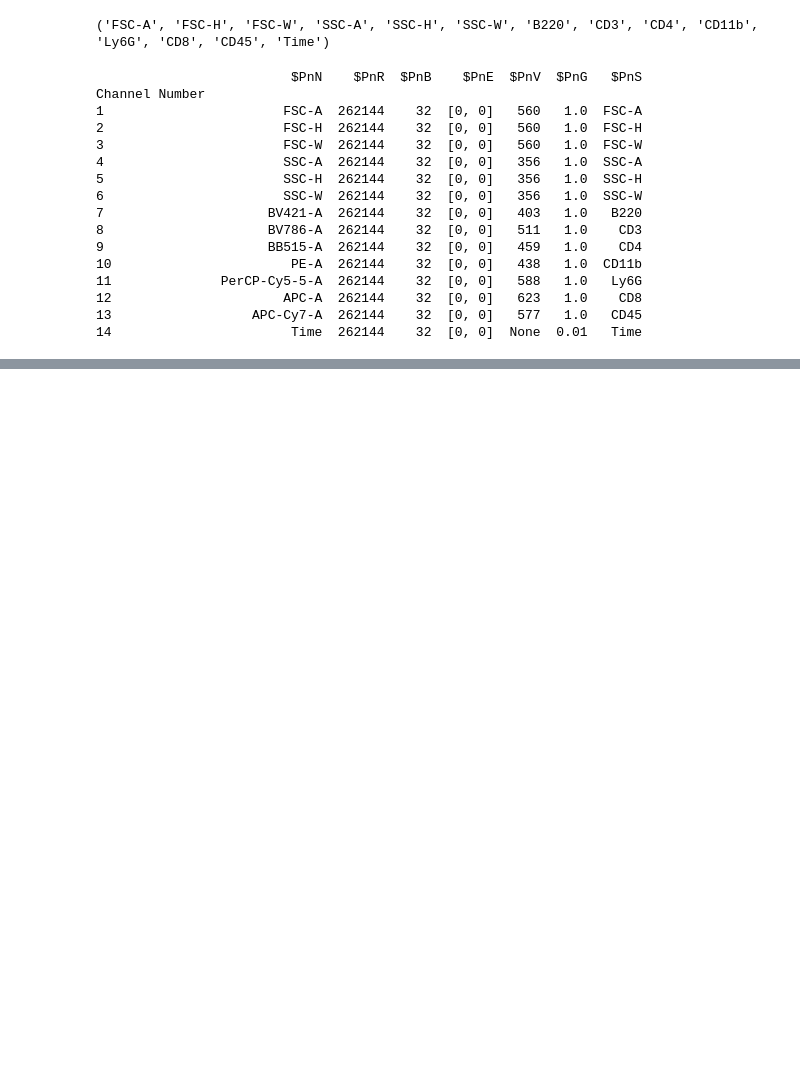
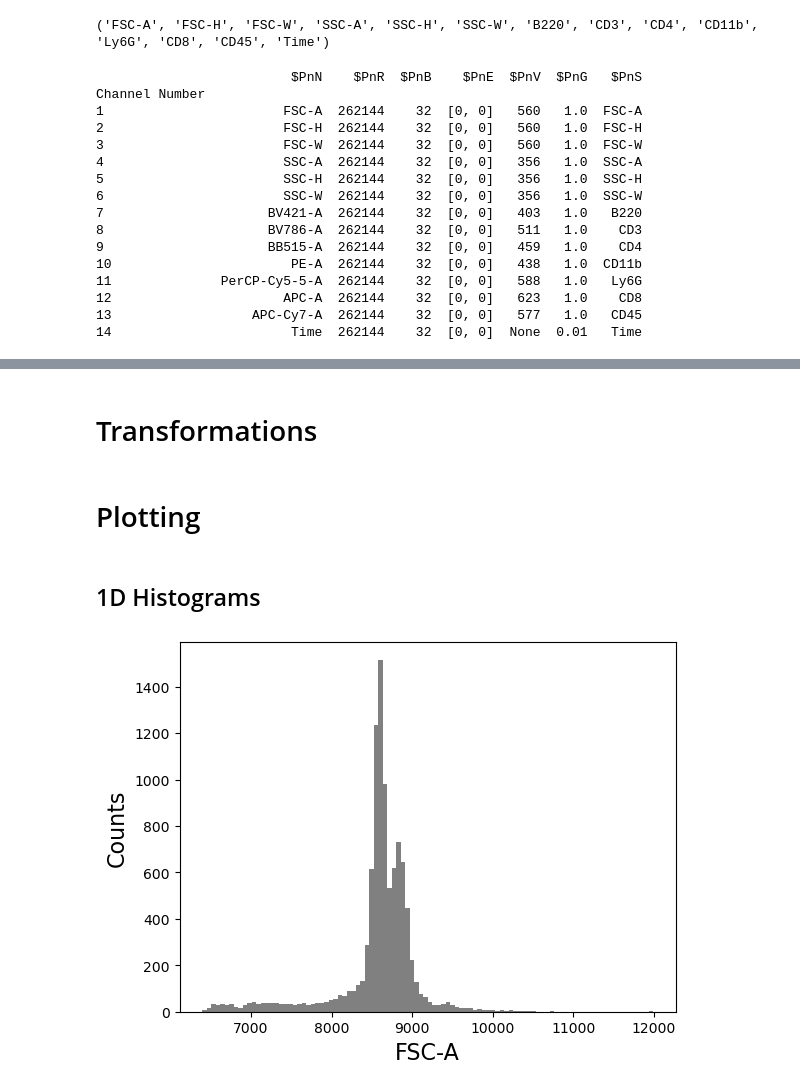
Before and after one commit to elenajusto/immunology-2, a Jupyter notebook: flowtools.ipynb, the cells around one changed output, grey strips where cells are left out. Drawn from its saved outputs; the diff is of its cells as text; code cells hidden in the pictures; blank space fills up the shorter version.

```diff
--- a/flowtools.ipynb
+++ b/flowtools.ipynb
@@ -31,0 +64,6 @@ Channel Number
+# %% [markdown]
+# Transformations
+# %%
+tsample = sample.transform('hlog', channels=['FSC-A','FSC-H','FSC-W'], b=500.0)
+# %% [markdown]
+# Plotting
@@ -31,0 +72,7 @@ Channel Number
+# %% [markdown]
+## 1D Histograms
+# %%
+figure();
+tsample.plot(['FSC-A'], bins=100);
+# %% [output]
+[figure, added]
```
Also changed, not shown: parts of 15 cells of this notebook.
